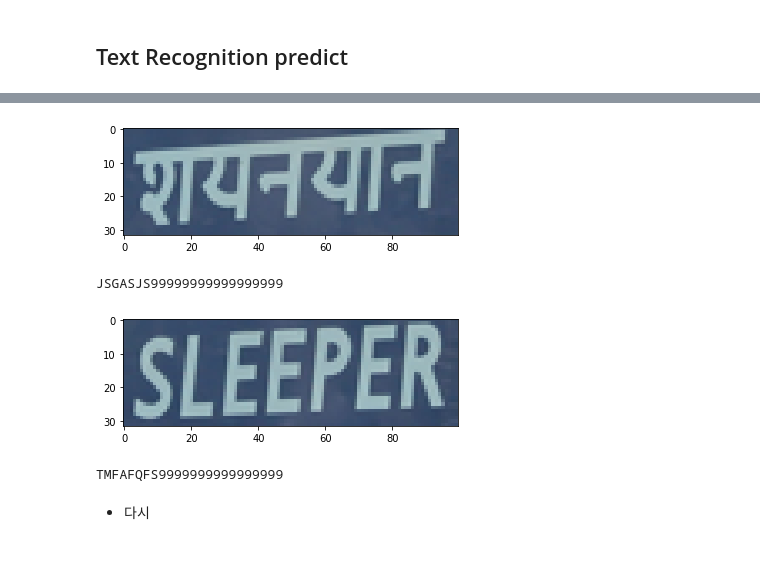
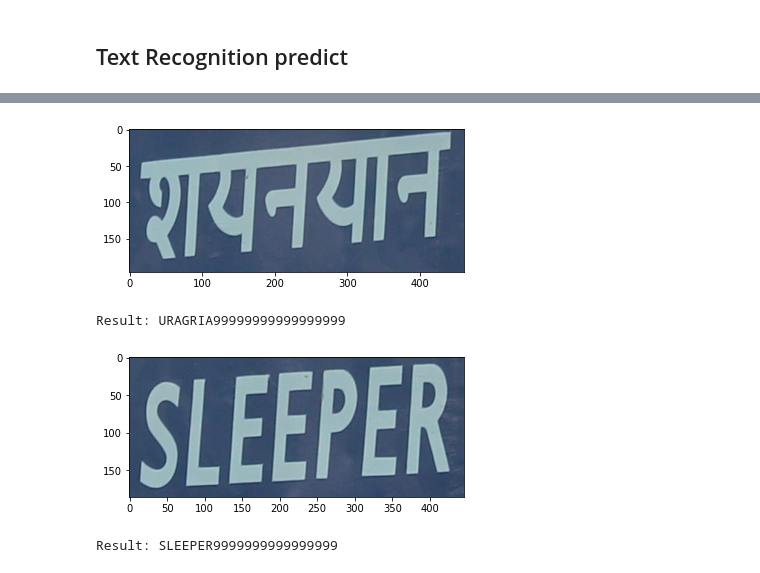
Before and after one commit to DevHDL/AIFFEL, a Jupyter notebook: Project/GoingDeeper-04/GoingDeeper04.ipynb, the cells around one changed output, grey strips where cells are left out. Cells and saved outputs as stored; diff of their text form; code cells hidden in the pictures.

```diff
--- a/Project/GoingDeeper-04/GoingDeeper04.ipynb
+++ b/Project/GoingDeeper-04/GoingDeeper04.ipynb
@@ -467,38 +518,29 @@ Total params: 7,838,694
 Trainable params: 7,836,646
 Non-trainable params: 2,048
 _________________________________________________________________
-# %%
-def recognize_img(pil_img, input_img_size=(100,32)):
-    pil_img = pil_img.resize(input_img_size)
-    pil_img = np.array(pil_img)
-    pil_img = np.transpose(pil_img, (1,0,2))
-
-    pil_img = np.expand_dims(pil_img, axis=0)
-    output = model_pred.predict(pil_img)
-
-    plt.imshow(pil_img.transpose((0,2,1,3)).squeeze(axis=0))
-    plt.show()
-
-    results = []
-    indexes = K.get_value(
-        K.ctc_decode(
-            output, input_length=np.ones(output.shape[0]) * output.shape[1],
-            greedy=False , beam_width=5, top_paths=1
-        )[0][0]
-    )[0]
-    text = ""
-    for index in indexes:
-        text += TARGET_CHARACTERS[index]
-    results.append(text)
-
-    print(results[0])
-
-for img in cropped_img:
-    recognize_img(img)
-# %% [output]
-[figure, removed]
-JSGASJS99999999999999999
-[figure, removed]
-TMFAFQFS9999999999999999
-# %% [markdown]
-- 다시
+# %%
+def recognize_img(img, input_img_size=(100,32)):
+    img = np.array(img)
+
+    height, width = img.shape[:2]
+    target_width = min(int(width*input_img_size[1]/height), input_img_size[0])
+    target_img_size = (target_width, input_img_size[1])
+    img = np.array(cv2.resize(img, target_img_size)).transpose(1,0,2)
+    resize_image = np.zeros([*input_img_size, 3])
+    resize_image[:img.shape[0], :, :] = img
+
+    resize_image = np.expand_dims(resize_image, axis=0)
+    output = model_pred.predict(resize_image)
+
+    result = decode_predict_ctc(output, chars="-"+TARGET_CHARACTERS)[0].replace('-','')
+    print("Result:", result)
+
+for img in cropped_img:
+    plt.imshow(img)
+    plt.show()
+    recognize_img(img)
+# %% [output]
+[figure, added]
+Result: URAGRIA99999999999999999
+[figure, added]
+Result: SLEEPER9999999999999999
```
Also changed, not shown: parts of 10 cells of this notebook.
